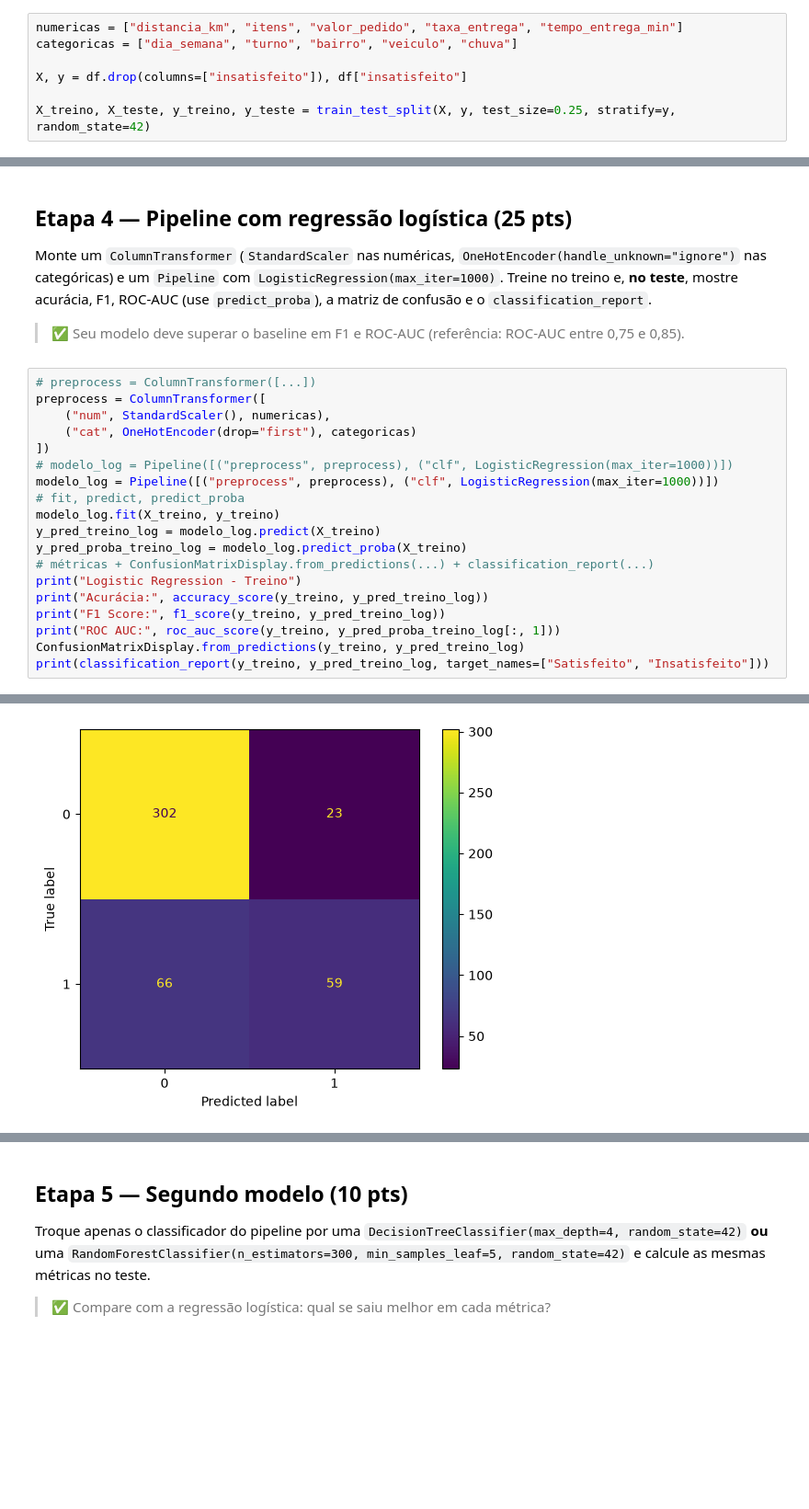
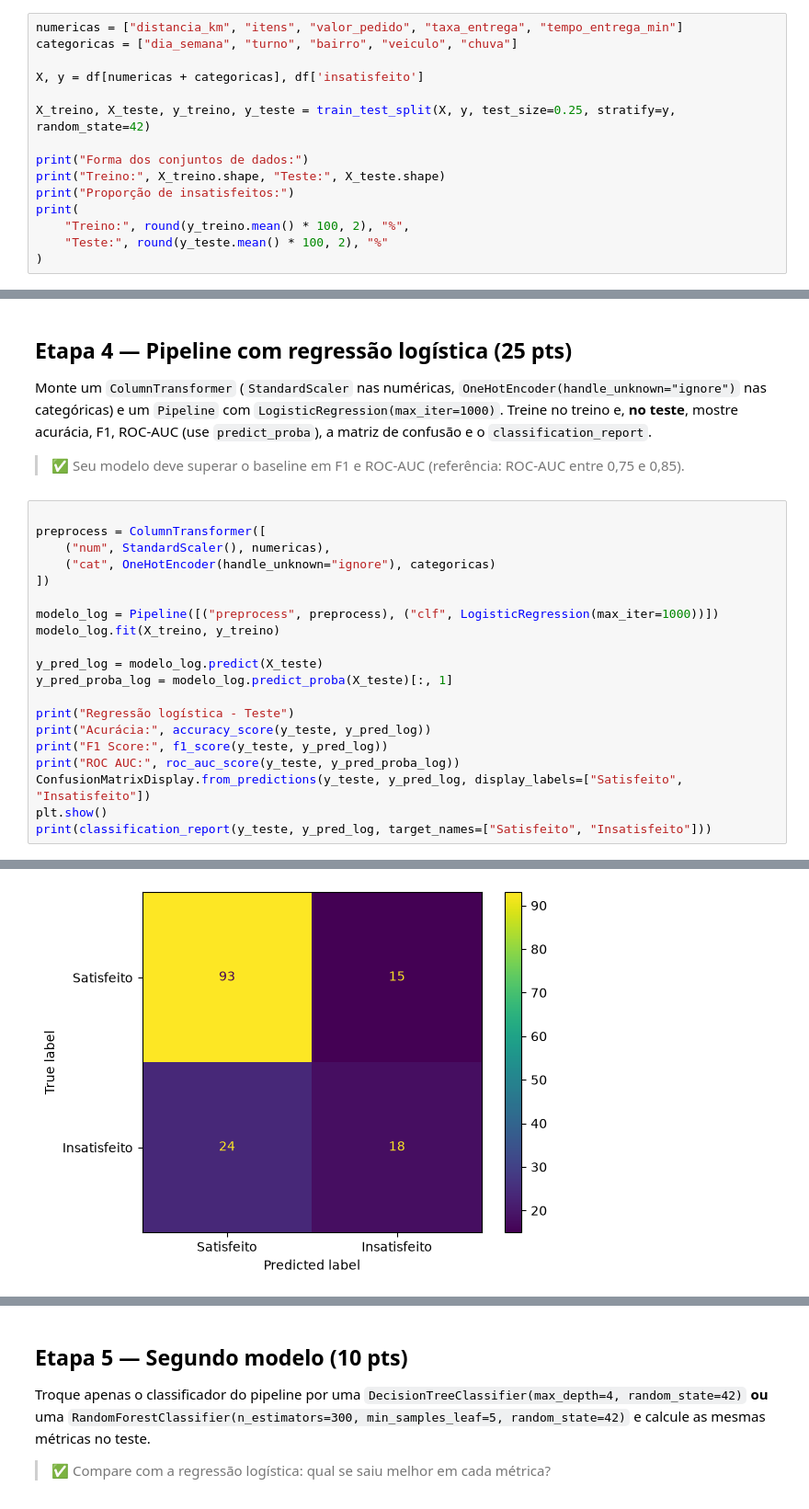
Before and after one commit to aleclemente/data-science, a Jupyter notebook: pos-1029-analise-e-ciencia-de-dados/aula-14-scikit-learn-fluxo-ml/Aula14_Alexandre_Clemente.ipynb, the cells around one changed output, grey strips where cells are left out. Shown at 92% size. Cells and saved outputs as stored; diff of their text form; blank space fills up the shorter version.

```diff
--- a/pos-1029-analise-e-ciencia-de-dados/aula-14-scikit-learn-fluxo-ml/Aula14_Alexandre_Clemente.ipynb
+++ b/pos-1029-analise-e-ciencia-de-dados/aula-14-scikit-learn-fluxo-ml/Aula14_Alexandre_Clemente.ipynb
@@ -95,6 +99,14 @@ Use como atributos as colunas numéricas `distancia_km`, `itens`, `valor_pedido`
 numericas = ["distancia_km", "itens", "valor_pedido", "taxa_entrega", "tempo_entrega_min"]
 categoricas = ["dia_semana", "turno", "bairro", "veiculo", "chuva"]
 
-X, y = df.drop(columns=["insatisfeito"]), df["insatisfeito"]
+X, y = df[numericas + categoricas], df['insatisfeito']
 
 X_treino, X_teste, y_treino, y_teste = train_test_split(X, y, test_size=0.25, stratify=y, random_state=42)
+
+print("Forma dos conjuntos de dados:")
+print("Treino:", X_treino.shape, "Teste:", X_teste.shape)
+print("Proporção de insatisfeitos:")
+print(
+    "Treino:", round(y_treino.mean() * 100, 2), "%",
+    "Teste:", round(y_teste.mean() * 100, 2), "%"
+)
@@ -128,22 +147,23 @@ Monte um `ColumnTransformer` (`StandardScaler` nas numéricas, `OneHotEncoder(ha
 
 > ✅ Seu modelo deve superar o baseline em F1 e ROC-AUC (referência: ROC-AUC entre 0,75 e 0,85).
 # %%
-# preprocess = ColumnTransformer([...])
+
 preprocess = ColumnTransformer([
     ("num", StandardScaler(), numericas),
-    ("cat", OneHotEncoder(drop="first"), categoricas)
+    ("cat", OneHotEncoder(handle_unknown="ignore"), categoricas)
 ])
-# modelo_log = Pipeline([("preprocess", preprocess), ("clf", LogisticRegression(max_iter=1000))])
+
 modelo_log = Pipeline([("preprocess", preprocess), ("clf", LogisticRegression(max_iter=1000))])
-# fit, predict, predict_proba
 modelo_log.fit(X_treino, y_treino)
-y_pred_treino_log = modelo_log.predict(X_treino)
-y_pred_proba_treino_log = modelo_log.predict_proba(X_treino)
-# métricas + ConfusionMatrixDisplay.from_predictions(...) + classification_report(...)
-print("Logistic Regression - Treino")
-print("Acurácia:", accuracy_score(y_treino, y_pred_treino_log))
-print("F1 Score:", f1_score(y_treino, y_pred_treino_log))
-print("ROC AUC:", roc_auc_score(y_treino, y_pred_proba_treino_log[:, 1]))
-ConfusionMatrixDisplay.from_predictions(y_treino, y_pred_treino_log)
-print(classification_report(y_treino, y_pred_treino_log, target_names=["Satisfeito", "Insatisfeito"]))
+
+y_pred_log = modelo_log.predict(X_teste)
+y_pred_proba_log = modelo_log.predict_proba(X_teste)[:, 1]
+
+print("Regressão logística - Teste")
+print("Acurácia:", accuracy_score(y_teste, y_pred_log))
+print("F1 Score:", f1_score(y_teste, y_pred_log))
+print("ROC AUC:", roc_auc_score(y_teste, y_pred_proba_log))
+ConfusionMatrixDisplay.from_predictions(y_teste, y_pred_log, display_labels=["Satisfeito", "Insatisfeito"])
+plt.show()
+print(classification_report(y_teste, y_pred_log, target_names=["Satisfeito", "Insatisfeito"]))
 # %% [output]
@@ -162 +174 @@ weighted avg       0.79      0.80      0.79       450
-[figure, old version]
+[figure, new version]
```
Also changed, not shown: parts of 13 cells of this notebook.
